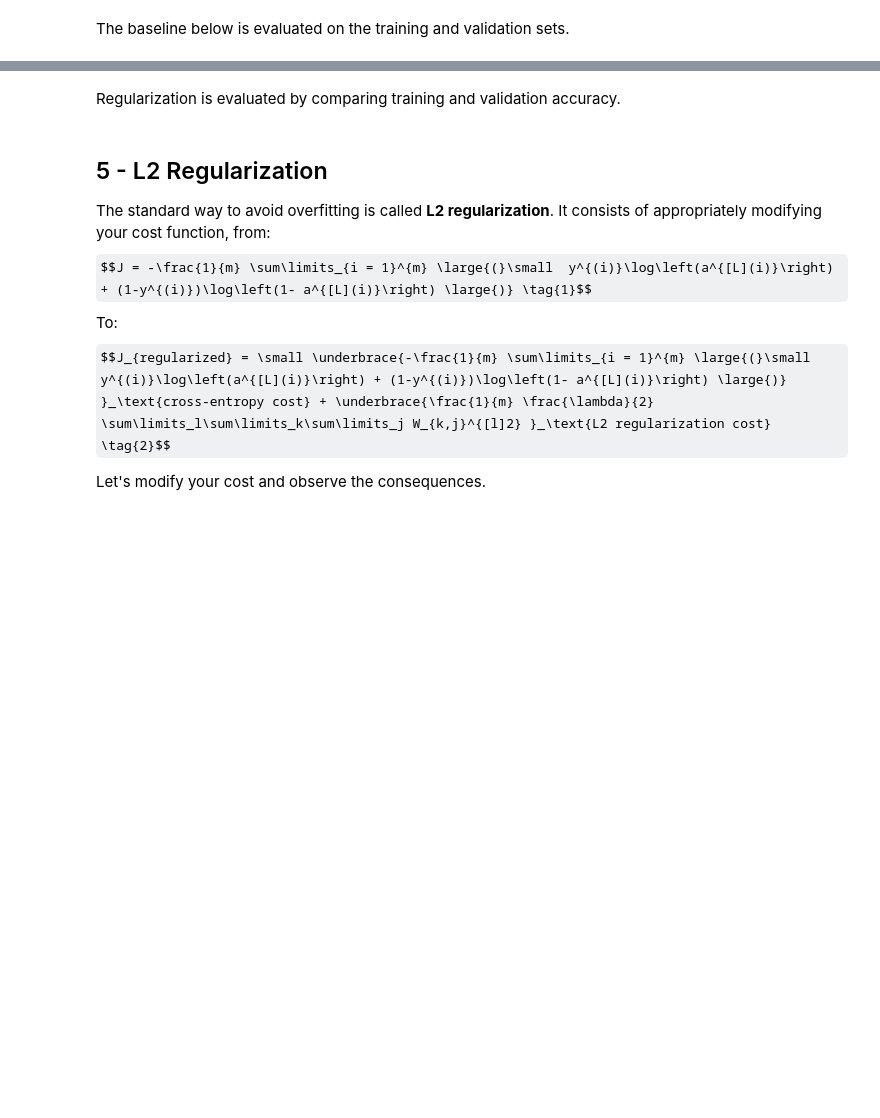
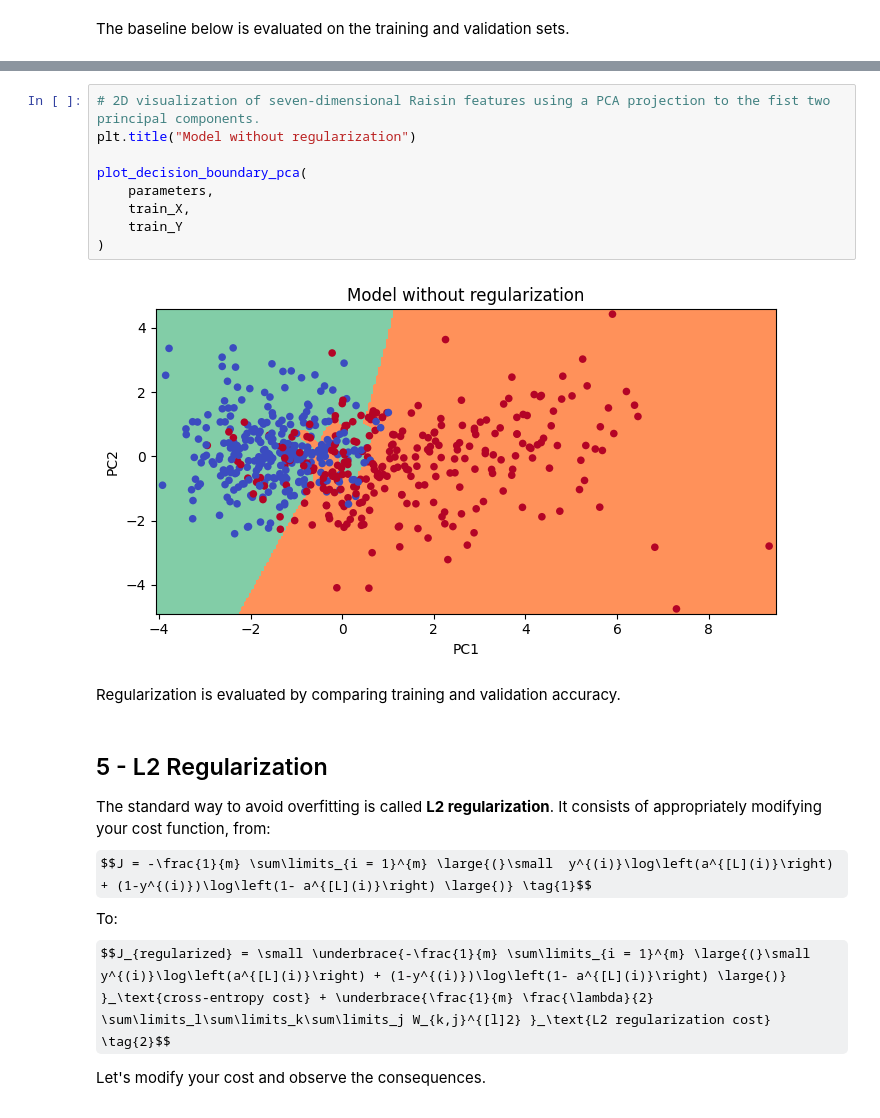
Before and after one commit to agrptec/assignment4-raisin-regularization, a Jupyter notebook: Assignment_4_Raisin.ipynb, the cells around one changed output, grey strips where cells are left out. Drawn from its saved outputs; the diff is of its cells as text; some formulas as TeX source; blank space fills up the shorter version.

```diff
--- a/Assignment_4_Raisin.ipynb
+++ b/Assignment_4_Raisin.ipynb
@@ -191,3 +178,14 @@ plt.show()
+# %%
+# 2D visualization of seven-dimensional Raisin features using a PCA projection to the fist two principal components.
+plt.title("Model without regularization")
+
+plot_decision_boundary_pca(
+    parameters,
+    train_X,
+    train_Y
+)
+# %% [output]
+[figure, added]
 # %% [markdown]
 Regularization is evaluated by comparing training and validation accuracy.
 # %% [markdown]
```
Also changed, not shown: parts of 68 cells of this notebook.
